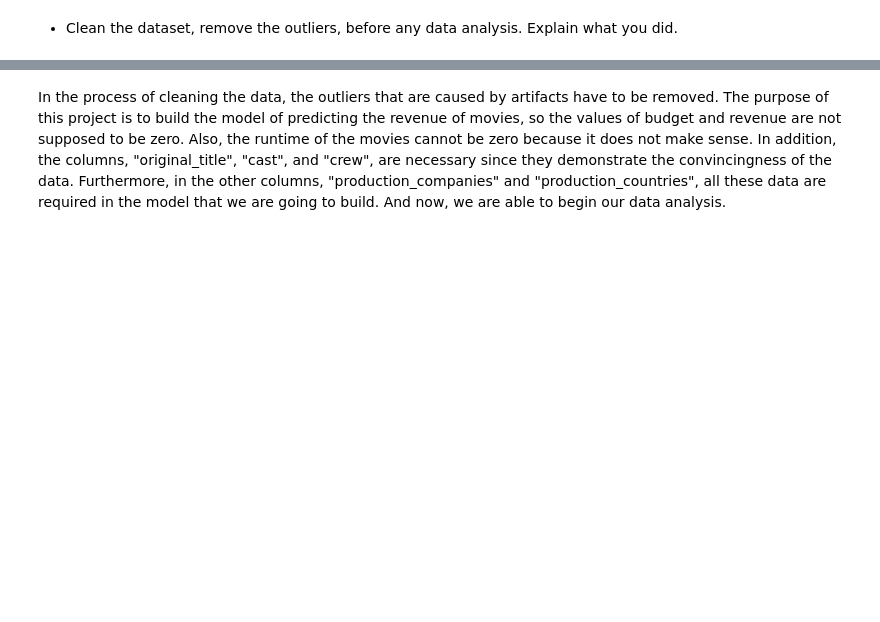
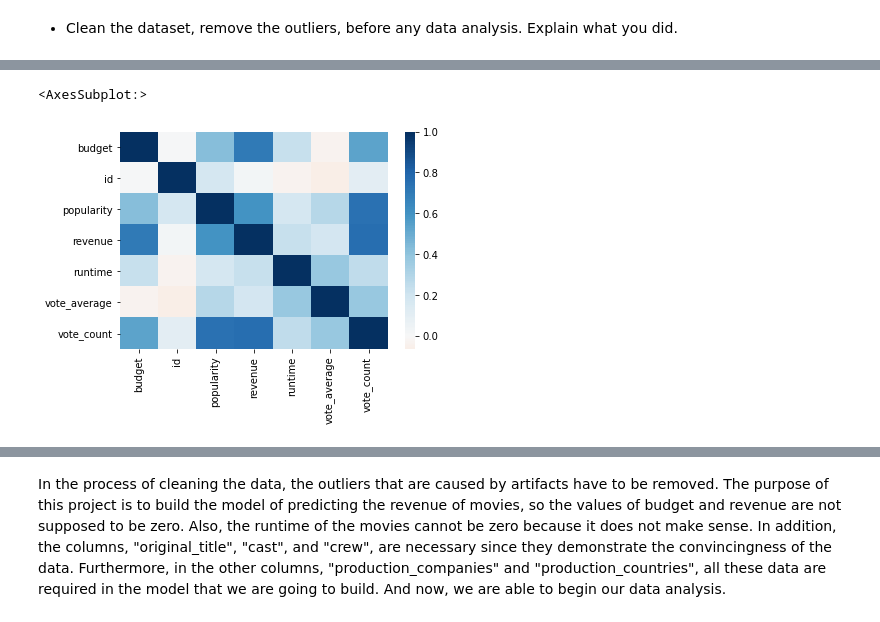
Before and after one commit to jeffreyz6002/CSE351_Project-Movie-Release-Analysis-, a Jupyter notebook: Project Coding.ipynb, the cells around one changed output, grey strips where cells are left out. Cells and saved outputs as stored; diff of their text form; code cells hidden in the pictures; blank space fills up the shorter version.

Commit message:
Add files via upload
Release frequency by Day of the week,
Correlations with revenue

```diff
--- a/Project Coding.ipynb
+++ b/Project Coding.ipynb
@@ -37,0 +65,11 @@ data = raw_data[(raw_data["budget"] > 0) &
+# %%
+import datetime
+import calendar
+days = []
+for date in data['release_date']:
+    day = calendar.day_name[datetime.datetime.strptime(date, '%Y-%m-%d').weekday()]
+    days.append(day)
+data.release_day_of_week = days
+data
+groupby_day = data.groupby('release_day_of_week').budget.count()
+print(groupby_day.sort_values())
@@ -37,0 +97,5 @@ data = raw_data[(raw_data["budget"] > 0) &
+# %%
+sns.heatmap(data.corr(), cmap='RdBu', center=0)
+# %% [output]
+<AxesSubplot:>
+[figure, added]
```
Also changed, not shown: parts of 7 cells of this notebook.
